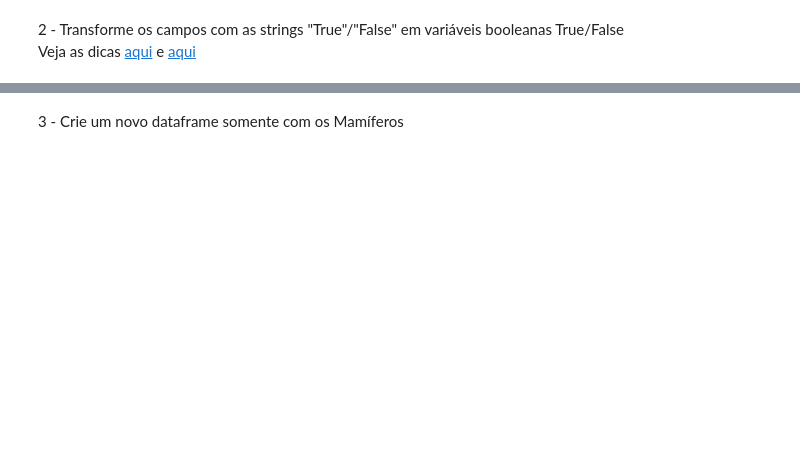
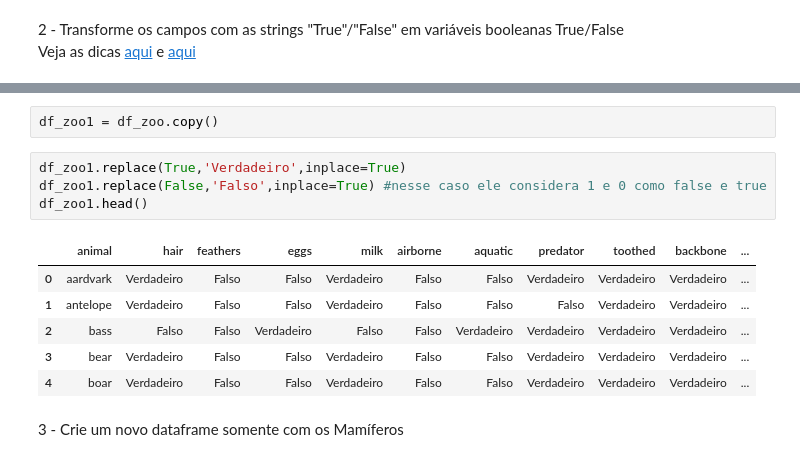
Before and after one commit to Cristiananc/FGV_Programming_Languages, a Jupyter notebook: Python/Exercicios/Exercicios_Revisao_A2-Copy1.ipynb, the cells around one changed output, grey strips where cells are left out. Drawn from its saved outputs; the diff is of its cells as text; blank space fills up the shorter version.

```diff
--- a/Python/Exercicios/Exercicios_Revisao_A2-Copy1.ipynb
+++ b/Python/Exercicios/Exercicios_Revisao_A2-Copy1.ipynb
@@ -41,2 +93,15 @@ Veja as dicas [aqui](https://pandas.pydata.org/pandas-docs/stable/generated/pand
+# %%
+df_zoo1 = df_zoo.copy()
+# %%
+df_zoo1.replace(True,'Verdadeiro',inplace=True)
+df_zoo1.replace(False,'Falso',inplace=True) #nesse caso ele considera 1 e 0 como false e true
+df_zoo1.head()
+# %% [output]
+|  | animal | hair | feathers | eggs | milk | airborne | aquatic | predator | toothed | backbone | ... |
+| 0 | aardvark | Verdadeiro | Falso | Falso | Verdadeiro | Falso | Falso | Verdadeiro | Verdadeiro | Verdadeiro | ... |
+| 1 | antelope | Verdadeiro | Falso | Falso | Verdadeiro | Falso | Falso | Falso | Verdadeiro | Verdadeiro | ... |
+| 2 | bass | Falso | Falso | Verdadeiro | Falso | Falso | Verdadeiro | Verdadeiro | Verdadeiro | Verdadeiro | ... |
+| 3 | bear | Verdadeiro | Falso | Falso | Verdadeiro | Falso | Falso | Verdadeiro | Verdadeiro | Verdadeiro | ... |
+| 4 | boar | Verdadeiro | Falso | Falso | Verdadeiro | Falso | Falso | Verdadeiro | Verdadeiro | Verdadeiro | ... |
 # %% [markdown]
 3 - Crie um novo dataframe somente com os Mamíferos
```
Also changed, not shown: parts of 46 cells of this notebook, 2 other files.
